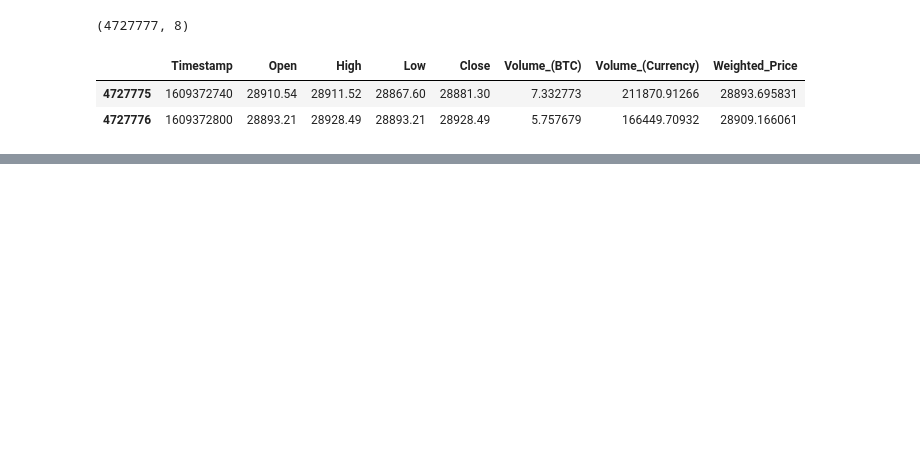
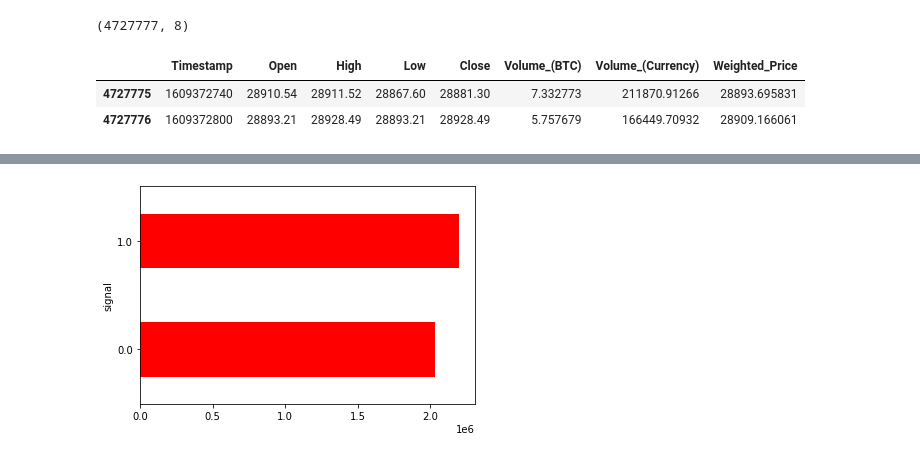
Before and after one commit to 892nske/btcbot, a Jupyter notebook: trade.ipynb, the cells around one changed output, grey strips where cells are left out. Saved outputs shown, nothing was run; the diff lists cells and outputs as text; code cells hidden in the pictures; blank space fills up the shorter version.

```diff
--- a/trade.ipynb
+++ b/trade.ipynb
@@ -72,0 +189,7 @@ dataset.head()
+# %%
+
+fig = plt.figure()
+plot = dataset.groupby(['signal']).size().plot(kind='barh', color='red')
+plt.show()
+# %% [output]
+[figure, added]
```
Also changed, not shown: parts of 23 cells of this notebook.
